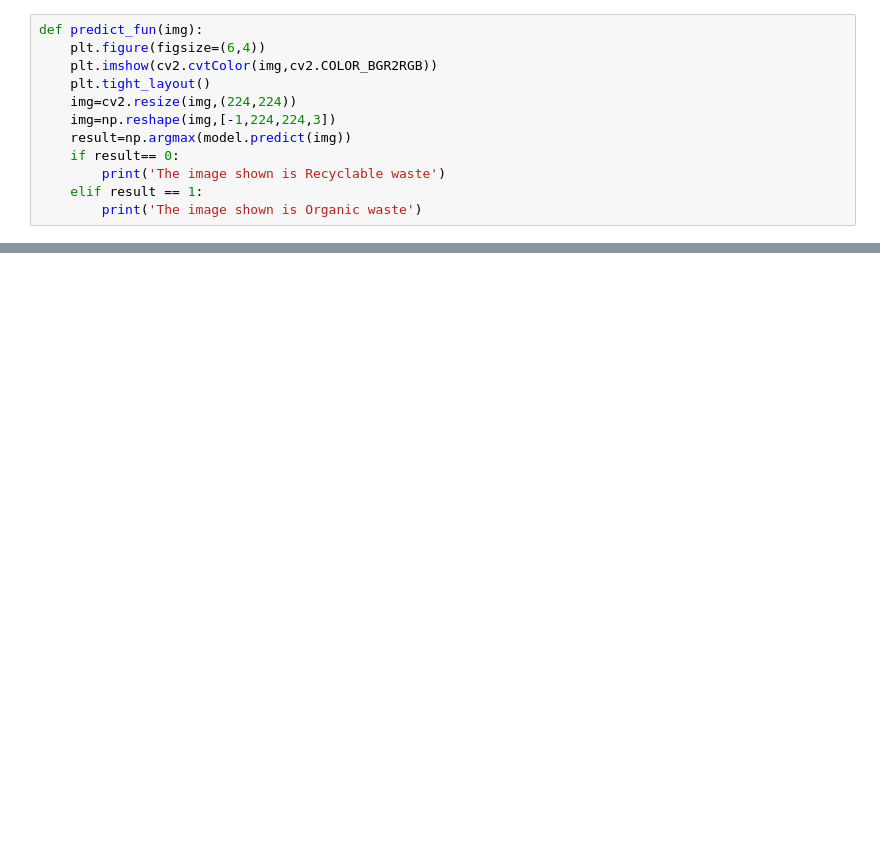
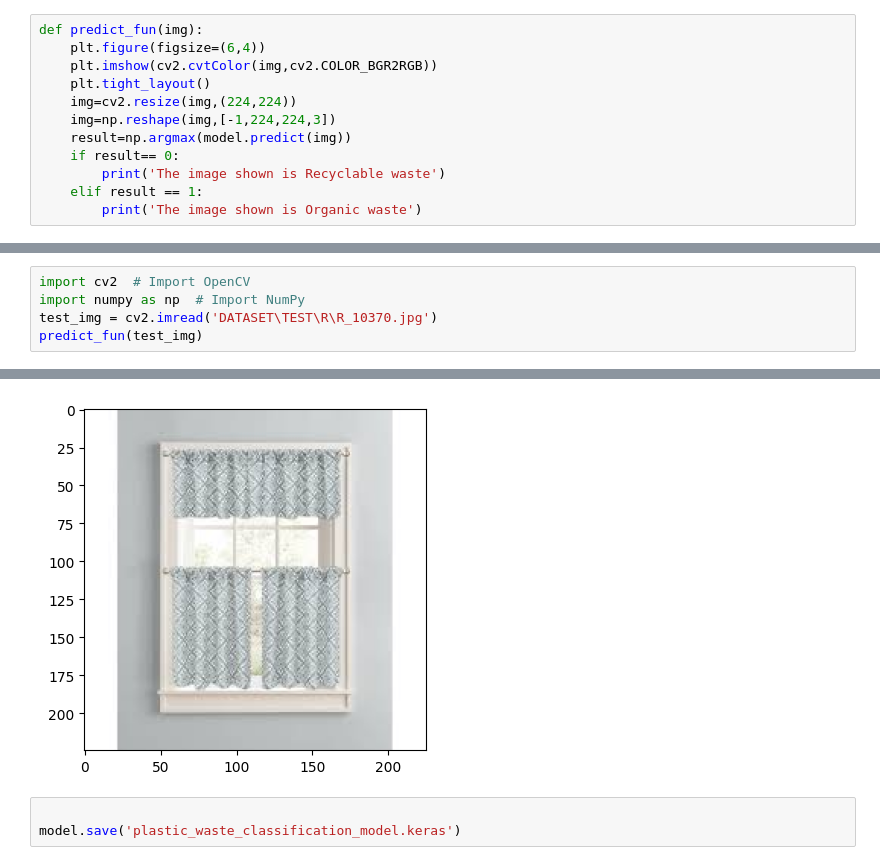
Before and after one commit to Shraddha-Chaudhari356/To-develop-a-CNN-model-to-classify-images-of-plastic-waste, a Jupyter notebook: wasteclassification.ipynb, the cells around one changed output, grey strips where cells are left out. Drawn from its saved outputs; the diff is of its cells as text; blank space fills up the shorter version.

```diff
--- a/wasteclassification.ipynb
+++ b/wasteclassification.ipynb
@@ -256,0 +266,6 @@ def predict_fun(img):
+# %%
+import cv2  # Import OpenCV
+import numpy as np  # Import NumPy
+test_img = cv2.imread('DATASET\TEST\R\R_10370.jpg')
+predict_fun(test_img)
+# %% [output]
@@ -256,0 +274,4 @@ def predict_fun(img):
+[figure, added]
+# %%
+
+model.save('plastic_waste_classification_model.keras')
```
Also changed, not shown: parts of 6 cells of this notebook.
